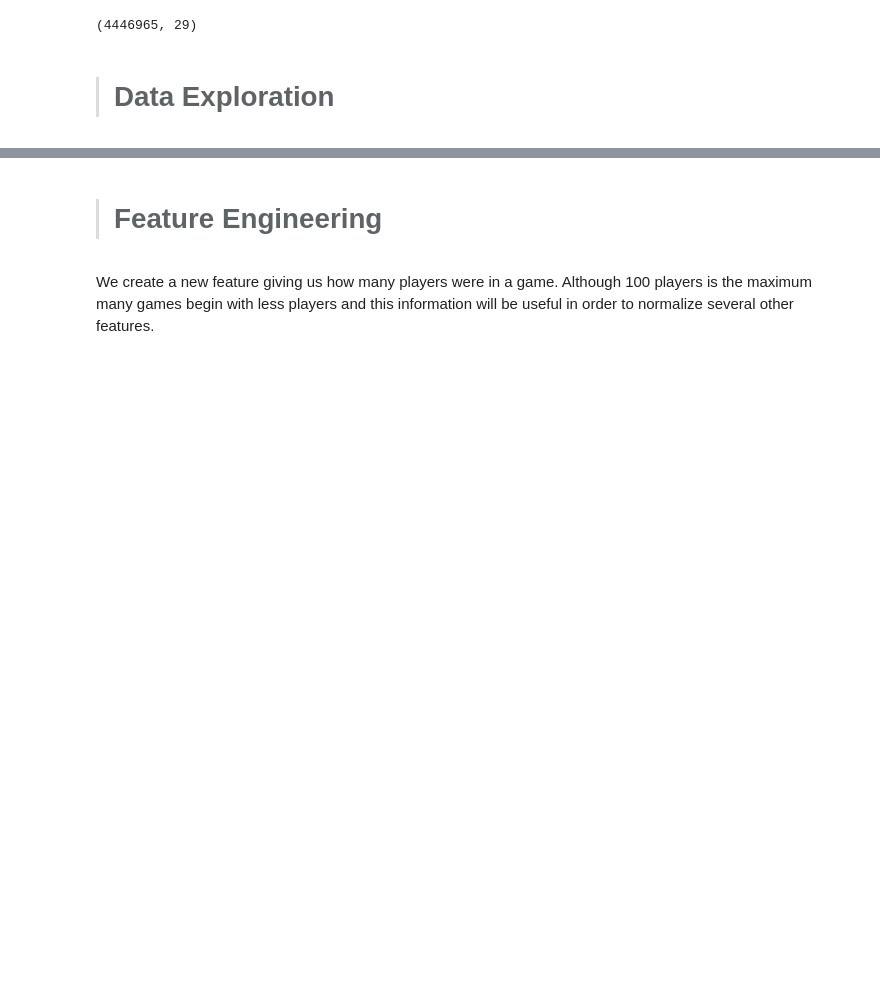
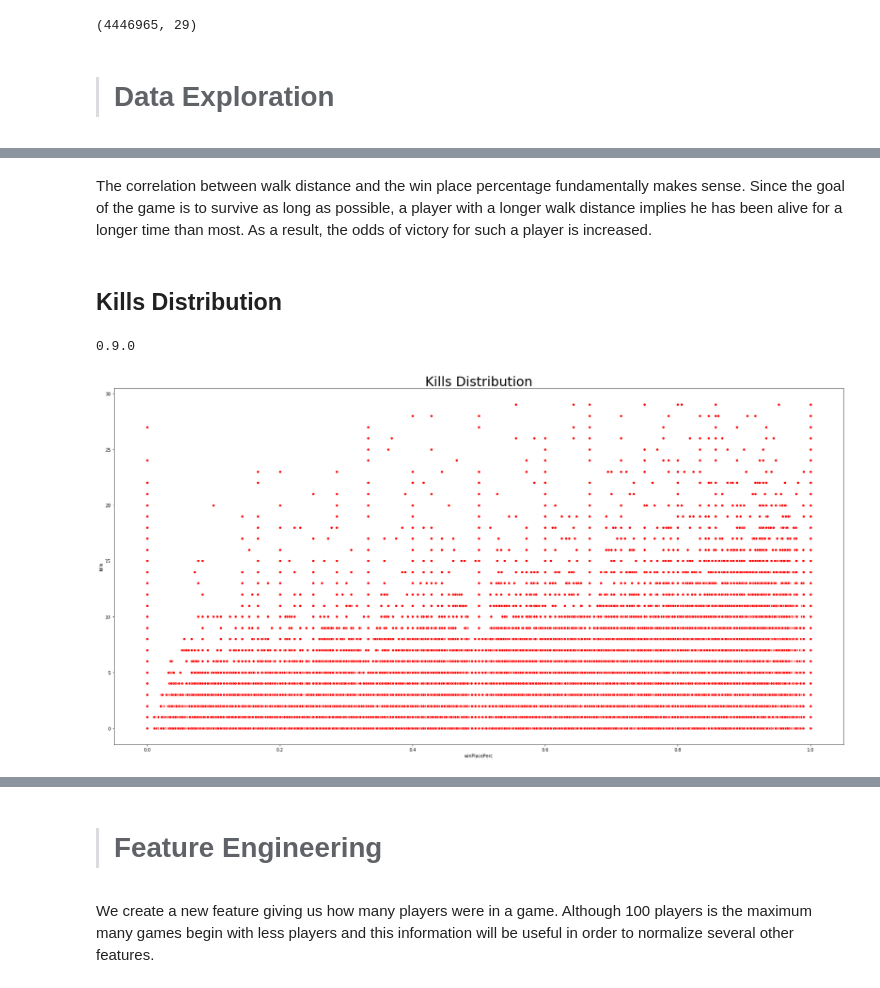
Before and after one commit to flsing/CSI4106, a Jupyter notebook: Project/pubg.ipynb, the cells around one changed output, grey strips where cells are left out. Cells and saved outputs as stored; diff of their text form; code cells hidden in the pictures; blank space fills up the shorter version.

```diff
--- a/Project/pubg.ipynb
+++ b/Project/pubg.ipynb
@@ -133,0 +161,15 @@ Patricks stuff here: detailing what hes doing, the work, and explaining results
+# %% [markdown]
+The correlation between walk distance and the win place percentage fundamentally makes sense. Since the goal of the game is to survive as long as possible, a player with a longer walk distance implies he has been alive for a longer time than most. As a result, the odds of victory for such a player is increased.
+# %% [markdown]
+## Kills Distribution
+# %%
+data = train.copy()
+import seaborn as sns
+print (sns.__version__)
+plt.figure(figsize=(30, 15))
+plt.title("Kills Distribution", fontsize=30)
+sns.scatterplot(x="winPlacePerc", y="kills", data=data[data["kills"] < 30], color="red")
+plt.show()
+# %% [output]
+0.9.0
+[figure, added]
```
Also changed, not shown: parts of 32 cells of this notebook, 2 other files.
